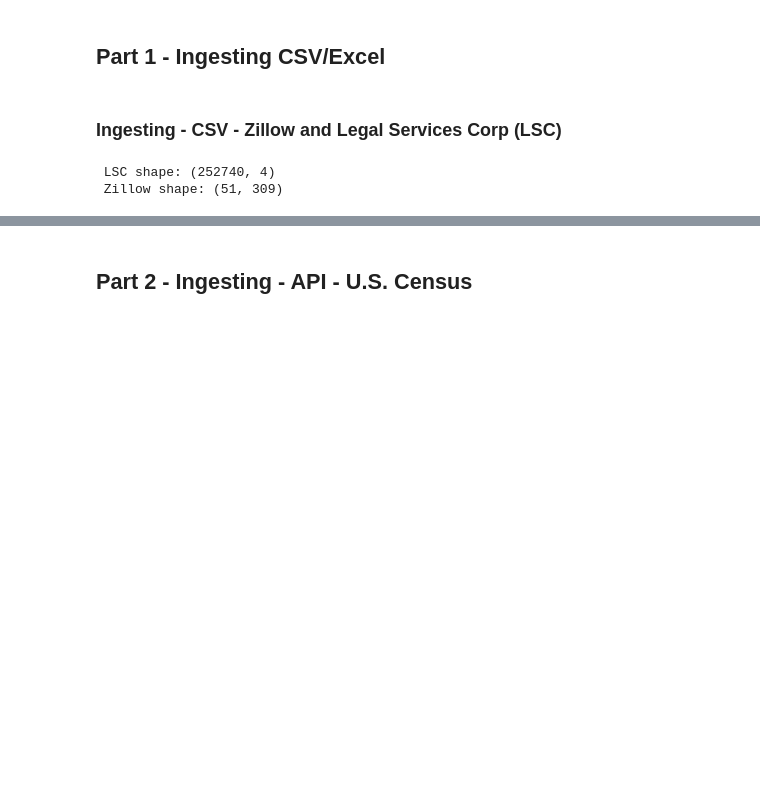
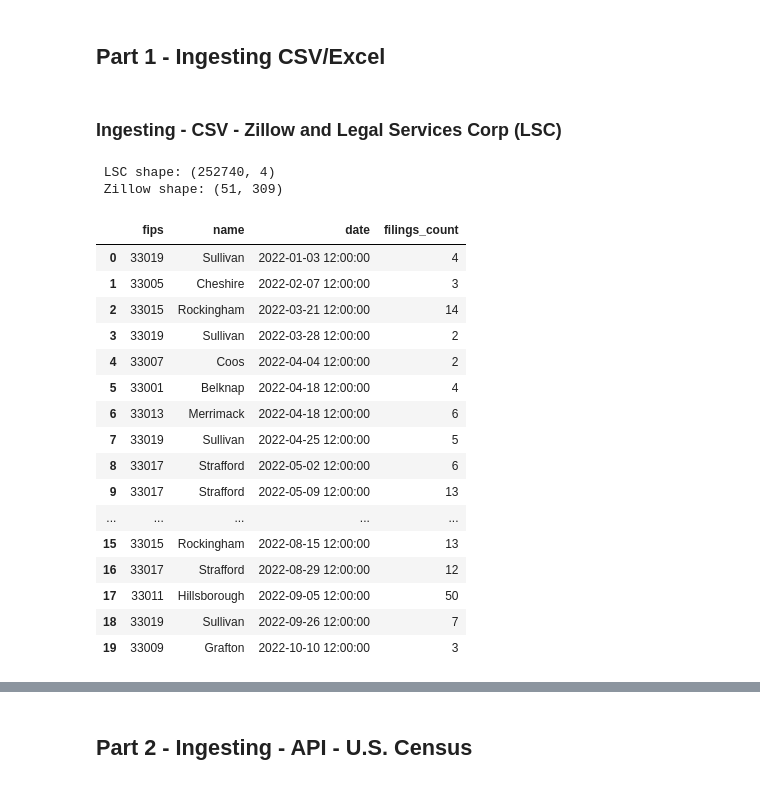
Before and after one commit to TuckerRasbury/coding_sample_eviction-lab_data-engineer, a Jupyter notebook: Eviction_Lab_Data_Engineer_Coding_Sample.ipynb, the cells around one changed output, grey strips where cells are left out. Saved outputs shown, nothing was run; the diff lists cells and outputs as text; code cells hidden in the pictures; blank space fills up the shorter version.

```diff
--- a/Eviction_Lab_Data_Engineer_Coding_Sample.ipynb
+++ b/Eviction_Lab_Data_Engineer_Coding_Sample.ipynb
@@ -88,7 +85,7 @@ import time # used for creating artificial delays to assist with data grabs
 ## Legal Services Corporation - Civil Court Data Initiative
 ### Weekly County Data
 lsc_weekly_county_url = 'https://raw.githubusercontent.com/TuckerRasbury/coding_sample_eviction-lab_data-engineer/main/data/weekly_county_data_download.csv'
-lsc_weekly_county__df = pd.read_csv(lsc_weekly_county_url)
+lsc_weekly_county_df = pd.read_csv(lsc_weekly_county_url)
 
 ### Weekly State Data
 lsc_weekly_state_url = 'https://raw.githubusercontent.com/TuckerRasbury/coding_sample_eviction-lab_data-engineer/main/data/weekly_state_data_download.csv'
@@ -131,3 +128,24 @@ print(" Zillow shape:", zillow_county_rental_df.shape)
 # %% [output]
  LSC shape: (252740, 4)
  Zillow shape: (51, 309)
+# %%
+# View Tables
+lsc_weekly_county_df.head(20)
+# %% [output]
+|  | fips | name | date | filings_count |
+| 0 | 33019 | Sullivan | 2022-01-03 12:00:00 | 4 |
+| 1 | 33005 | Cheshire | 2022-02-07 12:00:00 | 3 |
+| 2 | 33015 | Rockingham | 2022-03-21 12:00:00 | 14 |
+| 3 | 33019 | Sullivan | 2022-03-28 12:00:00 | 2 |
+| 4 | 33007 | Coos | 2022-04-04 12:00:00 | 2 |
+| 5 | 33001 | Belknap | 2022-04-18 12:00:00 | 4 |
+| 6 | 33013 | Merrimack | 2022-04-18 12:00:00 | 6 |
+| 7 | 33019 | Sullivan | 2022-04-25 12:00:00 | 5 |
+| 8 | 33017 | Strafford | 2022-05-02 12:00:00 | 6 |
+| 9 | 33017 | Strafford | 2022-05-09 12:00:00 | 13 |
+| ... | ... | ... | ... | ... |
+| 15 | 33015 | Rockingham | 2022-08-15 12:00:00 | 13 |
+| 16 | 33017 | Strafford | 2022-08-29 12:00:00 | 12 |
+| 17 | 33011 | Hillsborough | 2022-09-05 12:00:00 | 50 |
+| 18 | 33019 | Sullivan | 2022-09-26 12:00:00 | 7 |
+| 19 | 33009 | Grafton | 2022-10-10 12:00:00 | 3 |
```
Also changed, not shown: parts of 21 cells of this notebook.
